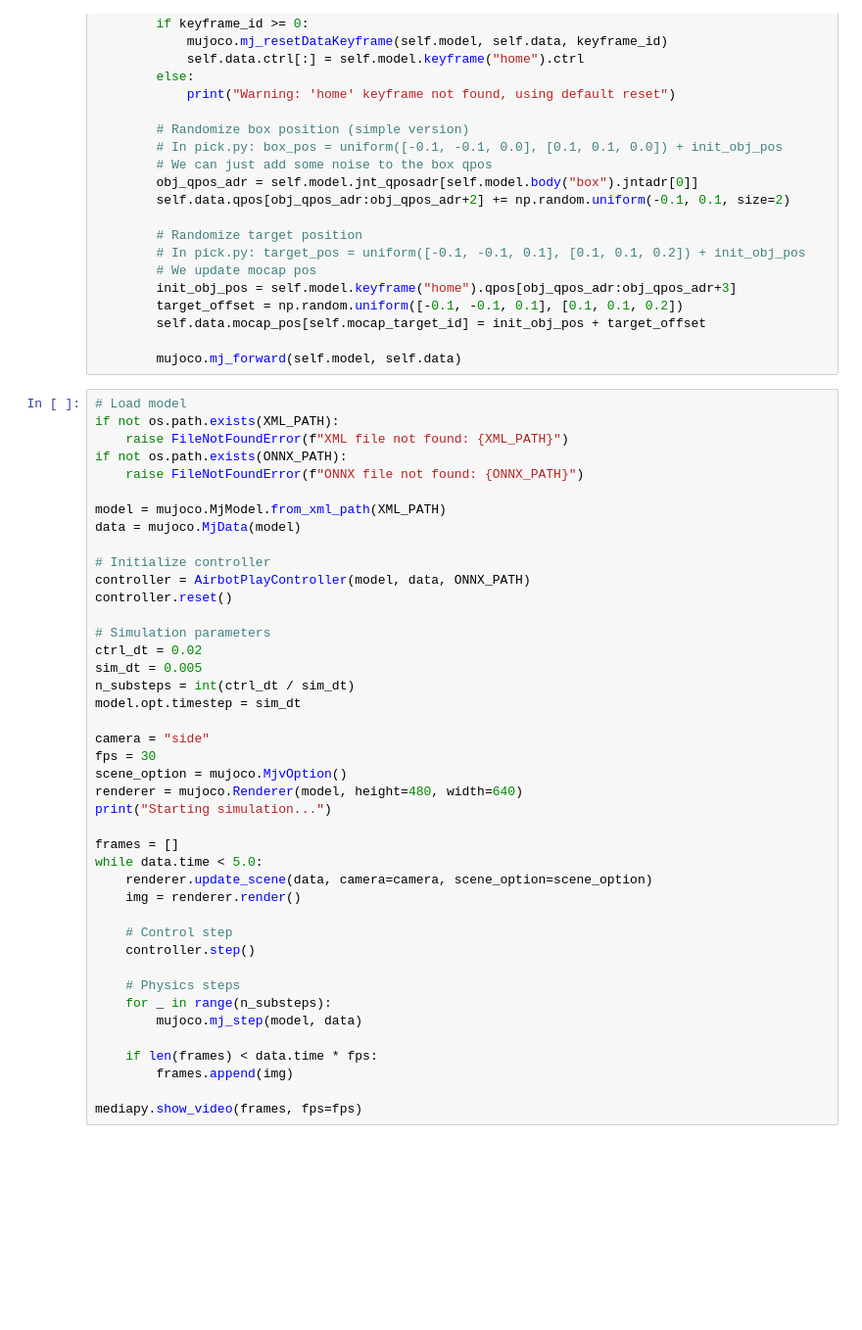
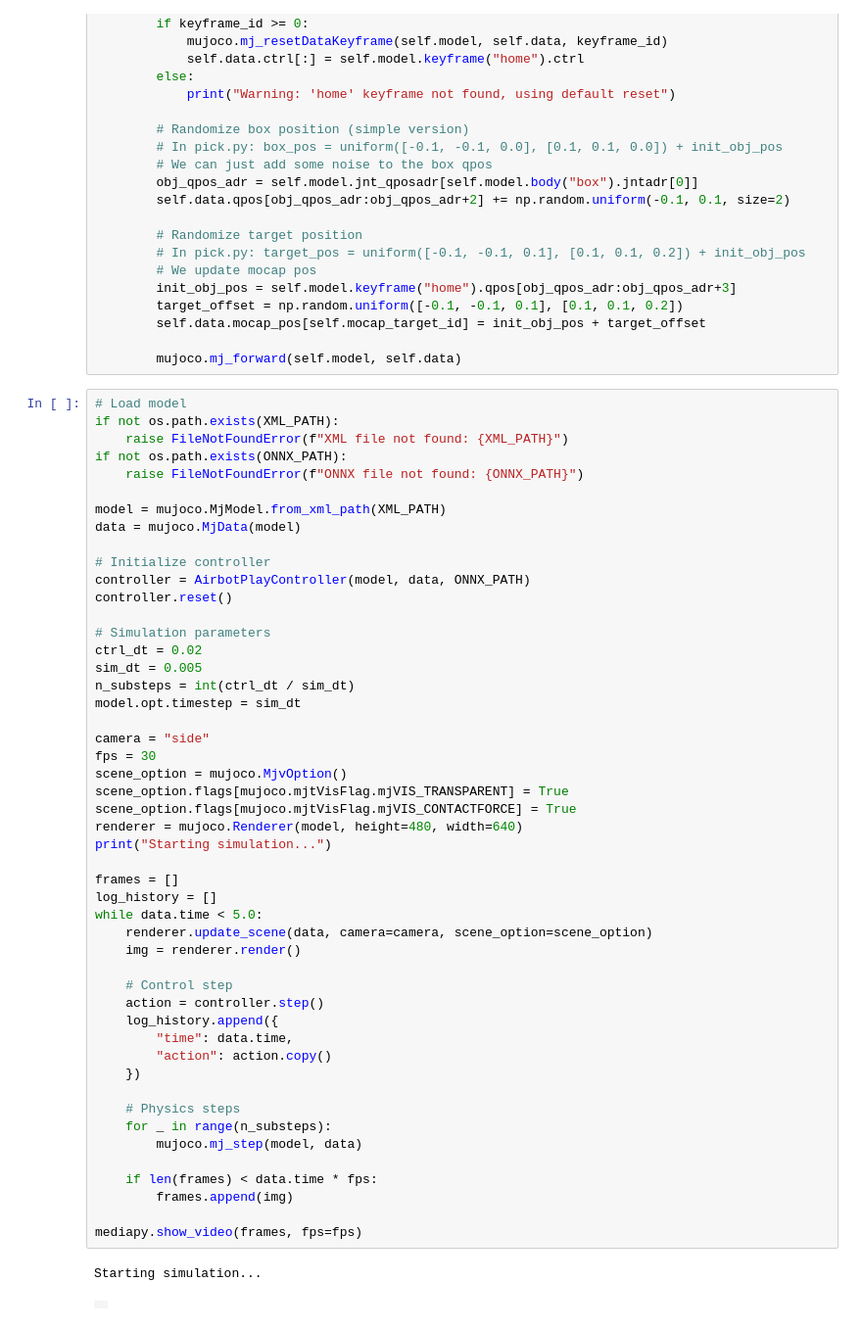
Before and after one commit to TATP-233/mujoco_playground, a Jupyter notebook: mujoco_playground/_src/manipulation/airbot_play/rolllout.ipynb, the cells around one changed output. Shown: that part at 98% size. Saved outputs shown, nothing was run; the diff lists cells and outputs as text; blank space fills up the shorter version.

```diff
--- a/mujoco_playground/_src/manipulation/airbot_play/rolllout.ipynb
+++ b/mujoco_playground/_src/manipulation/airbot_play/rolllout.ipynb
@@ -117,31 +117,41 @@ data = mujoco.MjData(model)
 controller = AirbotPlayController(model, data, ONNX_PATH)
 controller.reset()
 
 # Simulation parameters
 ctrl_dt = 0.02
 sim_dt = 0.005
 n_substeps = int(ctrl_dt / sim_dt)
 model.opt.timestep = sim_dt
 
 camera = "side"
 fps = 30
 scene_option = mujoco.MjvOption()
+scene_option.flags[mujoco.mjtVisFlag.mjVIS_TRANSPARENT] = True
+scene_option.flags[mujoco.mjtVisFlag.mjVIS_CONTACTFORCE] = True
 renderer = mujoco.Renderer(model, height=480, width=640)
 print("Starting simulation...")
 
 frames = []
+log_history = []
 while data.time < 5.0:
     renderer.update_scene(data, camera=camera, scene_option=scene_option)
     img = renderer.render()
 
     # Control step
-    controller.step()
+    action = controller.step()
+    log_history.append({
+        "time": data.time,
+        "action": action.copy()
+    })
 
     # Physics steps
     for _ in range(n_substeps):
         mujoco.mj_step(model, data)
 
     if len(frames) < data.time * fps:
         frames.append(img)
 
 mediapy.show_video(frames, fps=fps)
+# %% [output]
+Starting simulation...
+|  |
```
Also changed, not shown: parts of 1 cell of this notebook, 3 other files.
